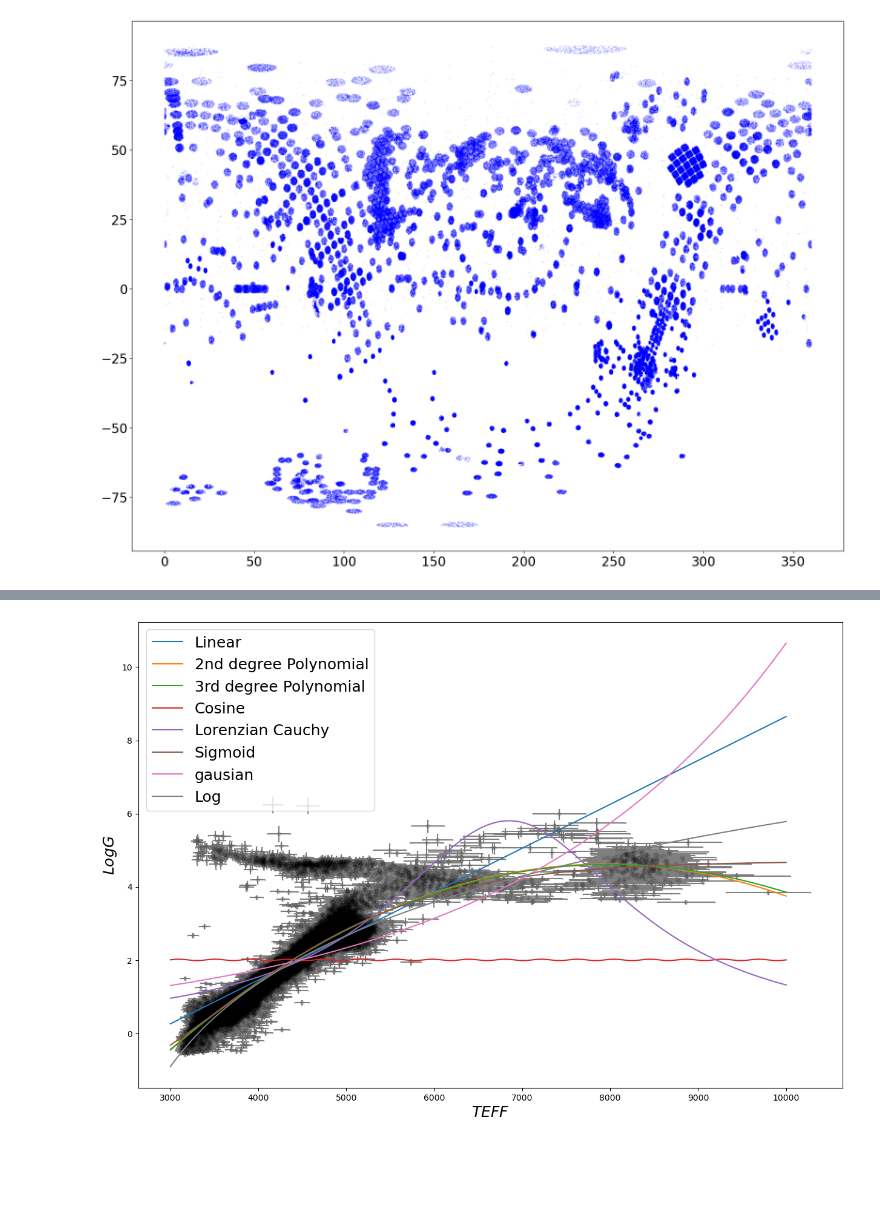
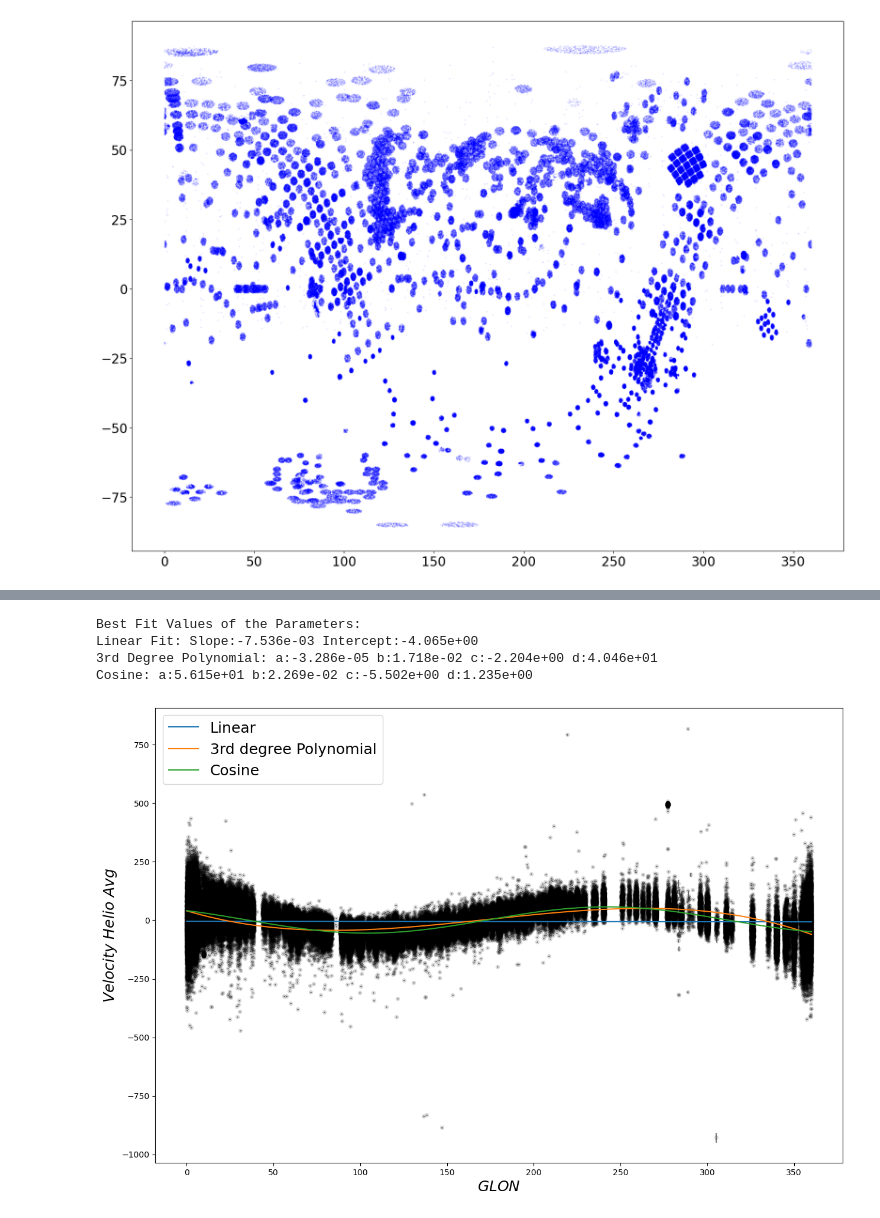
Before and after one commit to aprhorton/PHY60323, a Jupyter notebook: Week11_HW.ipynb, the cells around one changed output, grey strips where cells are left out. Saved outputs shown, nothing was run; the diff lists cells and outputs as text; code cells hidden in the pictures; blank space fills up the shorter version.

```diff
--- a/Week11_HW.ipynb
+++ b/Week11_HW.ipynb
@@ -115,7 +115,7 @@ ColDefs(
 def mcFit2(func, x, y, y_err, x_err, p0=[1,1]):
     slope = list()
     y_ints = list()
-    iters = 5
+    iters = 500
     for i in range(iters):
         # remember random normal distribution (Gaussian)
         weightsx = np.random.randn(len(y))
@@ -135,7 +135,7 @@ def mcFit3(func, x, y, y_err, x_err,p0=[1,1,1]):
     paramA = list()
     paramB = list()
     paramC = list()
-    iters = 5
+    iters = 500
     for i in range(iters):
         # remember random normal distribution (Gaussian)
         weightsx = np.random.randn(len(y))
@@ -155,7 +155,7 @@ def mcFit4(func, x, y, y_err, x_err, p0=[1,1,1,1]):
     paramB = list()
     paramC = list()
     paramD = list()
-    iters = 5
+    iters = 500
     for i in range(iters):
         # remember random normal distribution (Gaussian)
         weightsx = np.random.randn(len(y))
@@ -174,44 +408,54 @@ def mcFit4(func, x, y, y_err, x_err, p0=[1,1,1,1]):
 # %%
-#problem 1 Select stars only with with  −1<𝐺𝐿𝐴𝑇<1, Fit TEFF (TEFF_ERR) vs. LogG (LOGG_ERR)
-mask_1 = ((star['GLAT'][good] > -1) & (star['GLAT'][good] <1)) & ((star['TEFF'][good] > -9999) & (star['LOGG'][good] > -9999))
-xdat = star['TEFF'][good][mask_1]
-ydat = star['LOGG'][good][mask_1]
-xdat_err = star['TEFF_ERR'][good][mask_1]
-ydat_err = star['LOGG_ERR'][good][mask_1]
+#problem 5 Select stars only with with  −10<𝐺𝐿𝐴𝑇<10 Fit {\bf GLON vs. VHEILO_AVG (VERR)
 
-#slope, intercept = mcFit2(linear, xdat, ydat, ydat_err, xdat_err, p0=[0.001,-1])
 
-#a_poly_2,b_poly_2,c_poly_2 = mcFit3(poly2, xdat, ydat, ydat_err, xdat_err, p0 = [-2.0e-07, 0.003, -8.5])
-#a_poly_3,b_poly_3,c_poly_3,d_poly_3 = mcFit4(poly3, xdat, ydat, ydat_err, xdat_err, p0=[2.2e-12, -2.4e-07, 0.003, -8.6])
-#a_cos,b_cos,c_cos,d_cos = mcFit4(cosfit, xdat, ydat, ydat_err, xdat_err, p0=[4, 0.015, -1.3, 0])
-#a_lorentz, b_lorentz, c_lorentz = mcFit3(lorentzian_cauchy,xdat, ydat, ydat_err, xdat_err, p0 = [6500,4000,3])
-#a_sig, b_sig, c_sig, d_sig = mcFit4(sigmoid, xdat, ydat, ydat_err, xdat_err, p0=[3200,0.0008,8,-4])
-#a_4,b_4,c_4,d_4 = mcFit4(logfit, xdat, ydat, ydat_err, xdat_err, p0=[2,0.6,-1000,-50])
-#mu, sigma = mcFit2(gausian,xdat, ydat, ydat_err, xdat_err, p0=[3000,1700])
-a_exp,b_exp,c_exp,d_exp = mcFit4(exponential,xdat, ydat, ydat_err, xdat_err, p0=[-0.1,0.3,1.9,1])
+
+mask_1 = ((star['GLAT'][good] > -10) & (star['GLAT'][good] < 10)) & ((star['VHELIO_AVG'][good]) < 1e5)
+xdat = star['GLON'][good][mask_1]
+ydat = star['VHELIO_AVG'][good][mask_1]
+ydat_err = star['VERR'][good][mask_1]
+xdat_err = 0
+
+print("Best Fit Values of the Parameters:")
+slope, intercept = mcFit2(linear, xdat, ydat, ydat_err, xdat_err)
+print('Linear Fit:', "Slope:{:.3e}".format(slope)+" "+"Intercept:{:.3e}".format(intercept))
+a_poly_3,b_poly_3,c_poly_3,d_poly_3 = mcFit4(poly3, xdat, ydat, ydat_err, xdat_err)
+print("3rd Degree Polynomial:", "a:{:.3e}".format(a_poly_3)+" "+"b:{:.3e}".format(b_poly_3)+" "+"c:{:.3e}".format(c_poly_3)+" "+"d:{:.3e}".format(d_poly_3))
+a_cos,b_cos,c_cos,d_cos = mcFit4(cosfit, xdat, ydat, ydat_err, xdat_err, p0=[8,0.01,-2.3,1.8])
+print ("Cosine:","a:{:.3e}".format(a_cos)+" "+"b:{:.3e}".format(b_cos)+" "+"c:{:.3e}".format(c_cos)+" "+"d:{:.3e}".format(d_cos))
+#print(mu,sigma)
+#a_sig, b_sig, c_sig, d_sig = mcFit4(sigmoid, xdat, ydat, ydat_err, xdat_err, p0=[200,-1,-40,20])
+#print(a_sig, b_sig, c_sig, d_sig)
+#a_4,b_4,c_4,d_4 = mcFit4(logfit, xdat, ydat, ydat_err, xdat_err, p0=[-4,5,10,7])###############
+#print(a_4,b_4,c_4,d_4)
+#a_exp,b_exp,c_exp,d_exp = mcFit4(exponential,xdat, ydat, ydat_err, xdat_err, p0=[1,-0.01,1,1])
 #print(a_exp,b_exp,c_exp,d_exp)
 
+
+xfine = np.linspace(0, 360, 1000)
 fig = plt.figure(figsize=(15,10))
 ax = fig.add_subplot(111)
-xfine = np.linspace(3000., 10000., 1000)
 ax.scatter(xdat,ydat,s=20,c='black', alpha=0.1)
-ax.errorbar(xdat,ydat,xerr= xdat_err,yerr=ydat_err, c='tab:gray',
+ax.errorbar(xdat,ydat,yerr=ydat_err, c='tab:gray',
             fmt='.', markersize=0.75, capsize=1 ,zorder=0)
 
-#ax.plot(xfine, linear(xfine, np.mean(slope), np.mean(intercept)), label='Linear')
-#ax.plot(xfine, poly2(xfine, np.mean(a_poly_2), np.mean(b_poly_2), np.mean(c_poly_2)), label='2nd degree Polynomial')
-#ax.plot(xfine, poly3(xfine, np.mean(a_poly_3), np.mean(b_poly_3), np.mean(c_poly_3), np.mean(d_poly_3)), label='3rd degree Polynomial')
-#ax.plot(xfine, cosfit(xfine, np.mean(a_cos), np.mean(b_cos), np.mean(c_cos), np.mean(d_cos)), label='Cosine')
-#ax.plot(xfine, lorentzian_cauchy(xfine, np.mean(a_lorentz), np.mean(b_lorentz), np.mean(c_lorentz)), label='Lorenzian Cauchy')
-#ax.plot(xfine, sigmoid(xfine, np.mean(a_sig), np.mean(b_sig), np.mean(c_sig),np.mean(d_sig)), label='Sigmoid')
-#ax.plot(xfine, gausian(xfine, np.mean(mu), np.mean(sigma)), label='gausian')
-#ax.plot(xfine, logfit(xfine, np.mean(a_4), np.mean(b_4), np.mean(c_4), np.mean(d_4)), label='Log')
-ax.plot(xfine, exponential(xfine, np.mean(a_exp), np.mean(b_exp), np.mean(c_exp), np.mean(d_exp)), label='Exponential')
+ax.plot(xfine, linear(xfine, np.mean(slope), np.mean(intercept)), label='Linear')
+ax.plot(xfine, poly3(xfine, np.mean(a_poly_3), np.mean(b_poly_3), np.mean(c_poly_3), np.mean(d_poly_3)), label='3rd degree Polynomial')
+ax.plot(xfine, cosfit(xfine, np.mean(a_cos), np.mean(b_cos), np.mean(c_cos), np.mean(d_cos)), label='Cosine')
+
+
 
 plt.legend(loc='best', fontsize=18)
-ax.set_xlabel('$TEFF$', fontsize=18)
-ax.set_ylabel('$LogG$', fontsize=18)
+
+
+
+ax.set_xlabel('$GLON$', fontsize=18)
+ax.set_ylabel('$Velocity$ $Helio$ $Avg$', fontsize=18)
 
 plt.show()
 # %% [output]
+Best Fit Values of the Parameters:
+Linear Fit: Slope:-7.536e-03 Intercept:-4.065e+00
+3rd Degree Polynomial: a:-3.286e-05 b:1.718e-02 c:-2.204e+00 d:4.046e+01
+Cosine: a:5.615e+01 b:2.269e-02 c:-5.502e+00 d:1.235e+00
-[figure, old version]
+[figure, new version]
```
Also changed, not shown: parts of 21 cells of this notebook.
